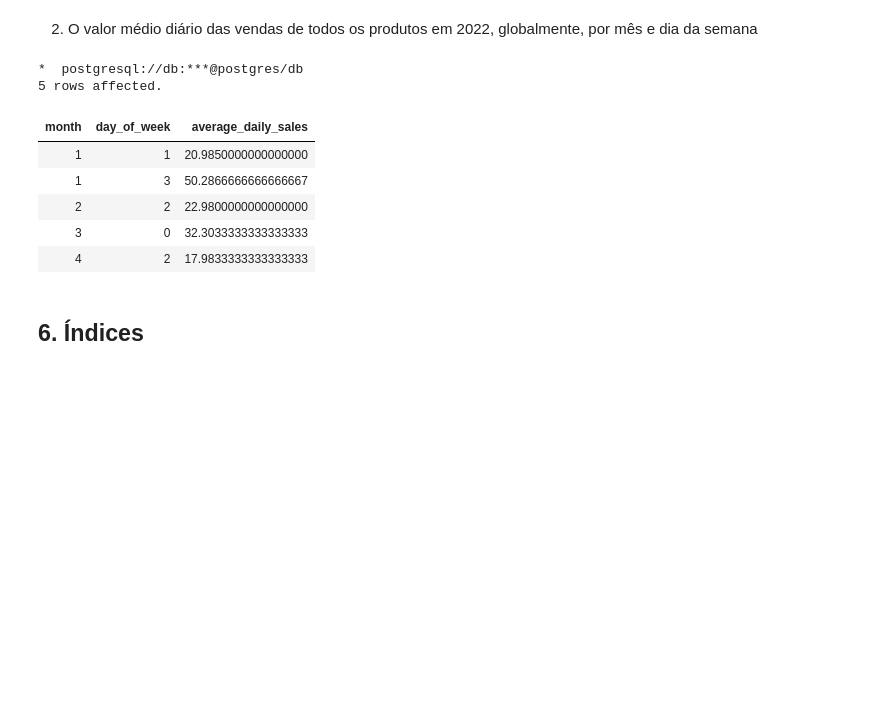
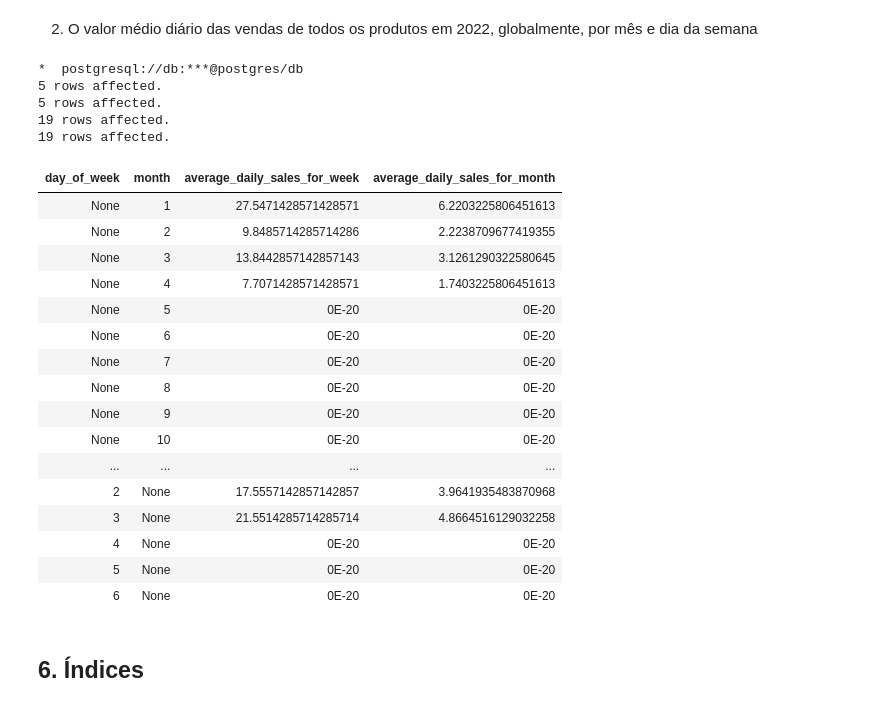
Before and after one commit to MateuSpencer/BD_Projeto_22-23, a Jupyter notebook: Entrega_3/E3-report.ipynb, the cells around one changed output. Drawn from its saved outputs; the diff is of its cells as text; code cells hidden in the pictures; blank space fills up the shorter version.

```diff
--- a/Entrega_3/E3-report.ipynb
+++ b/Entrega_3/E3-report.ipynb
@@ -510,20 +543,68 @@ ORDER BY p.SKU, ps.city, ps.month, ps.day_of_month, ps.day_of_week;
 # %%
 %%sql
 -- SELECT ...
 SELECT ps.month, ps.day_of_week, AVG(ps.total_price) AS average_daily_sales
 FROM product_sales ps
 WHERE ps.year = 2022
 GROUP BY ps.month, ps.day_of_week
 ORDER BY ps.month, ps.day_of_week;
+
+SELECT ps.month, ps.day_of_week, AVG(ps.total_price) AS average_daily_sales
+FROM product_sales ps
+WHERE ps.year = 2022
+GROUP BY ps.month, ps.day_of_week
+ORDER BY ps.month, ps.day_of_week;
+
+SELECT months.month, dow.day_of_week, AVG(ps.total_price) AS average_daily_sales
+FROM (
+  SELECT generate_series(1, 12) AS month
+) months
+CROSS JOIN (
+  SELECT generate_series(0, 6) AS day_of_week
+) dow
+LEFT JOIN product_sales ps ON ps.year = 2022
+                           AND ps.month = months.month
+                           AND ps.day_of_week = dow.day_of_week
+GROUP BY GROUPING SETS ((dow.day_of_week), (months.month))
+ORDER BY months.month, dow.day_of_week;
+
+
+SELECT dow.day_of_week, months.month, COALESCE(SUM(ps.total_price), 0) / 7 AS average_daily_sales_for_week,
+COALESCE(SUM(ps.total_price), 0) / 31 AS average_daily_sales_for_month
+FROM (
+  SELECT generate_series(0, 6) AS day_of_week
+) dow
+CROSS JOIN (
+  SELECT generate_series(1, 12) AS month
+) months
+LEFT JOIN product_sales ps ON ps.year = 2022
+                           AND ps.month = months.month
+                           AND ps.day_of_week = dow.day_of_week
+GROUP BY GROUPING SETS ((dow.day_of_week), (months.month))
+ORDER BY months.month, dow.day_of_week;
 # %% [output]
 *  postgresql://db:***@postgres/db
 5 rows affected.
+5 rows affected.
+19 rows affected.
+19 rows affected.
-| month | day_of_week | average_daily_sales |
-| 1 | 1 | 20.9850000000000000 |
-| 1 | 3 | 50.2866666666666667 |
-| 2 | 2 | 22.9800000000000000 |
-| 3 | 0 | 32.3033333333333333 |
-| 4 | 2 | 17.9833333333333333 |
+| day_of_week | month | average_daily_sales_for_week | average_daily_sales_for_month |
+| None | 1 | 27.5471428571428571 | 6.2203225806451613 |
+| None | 2 | 9.8485714285714286 | 2.2238709677419355 |
+| None | 3 | 13.8442857142857143 | 3.1261290322580645 |
+| None | 4 | 7.7071428571428571 | 1.7403225806451613 |
+| None | 5 | 0E-20 | 0E-20 |
+| None | 6 | 0E-20 | 0E-20 |
+| None | 7 | 0E-20 | 0E-20 |
+| None | 8 | 0E-20 | 0E-20 |
+| None | 9 | 0E-20 | 0E-20 |
+| None | 10 | 0E-20 | 0E-20 |
+| ... | ... | ... | ... |
+| 2 | None | 17.5557142857142857 | 3.9641935483870968 |
+| 3 | None | 21.5514285714285714 | 4.8664516129032258 |
+| 4 | None | 0E-20 | 0E-20 |
+| 5 | None | 0E-20 | 0E-20 |
+| 6 | None | 0E-20 | 0E-20 |
 # %% [markdown]
 ## 6. Índices
 # %% [markdown]
```
Also changed, not shown: parts of 1 cell of this notebook.
